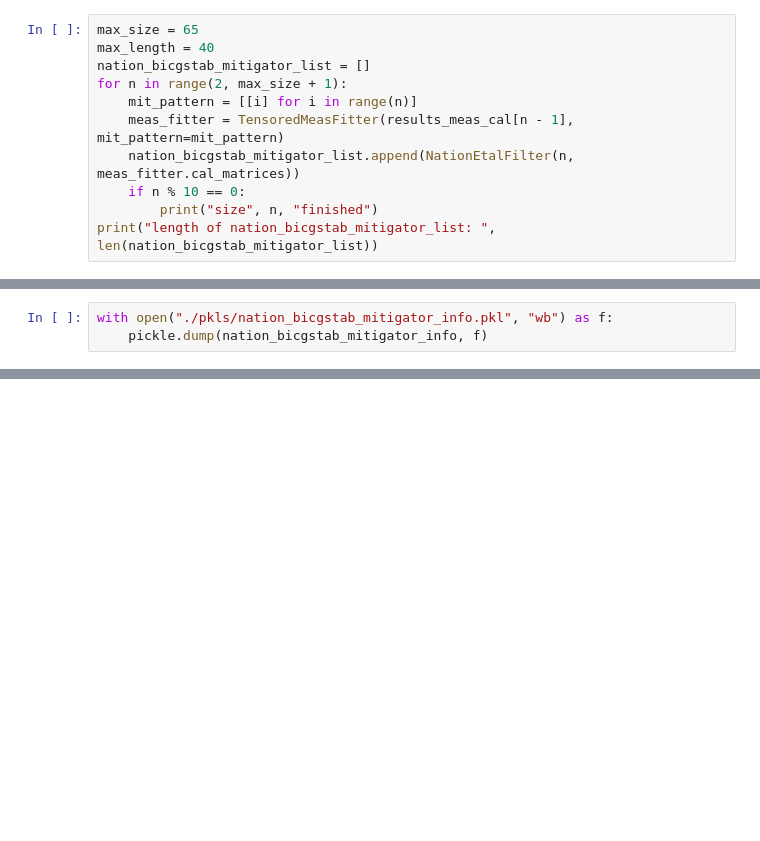
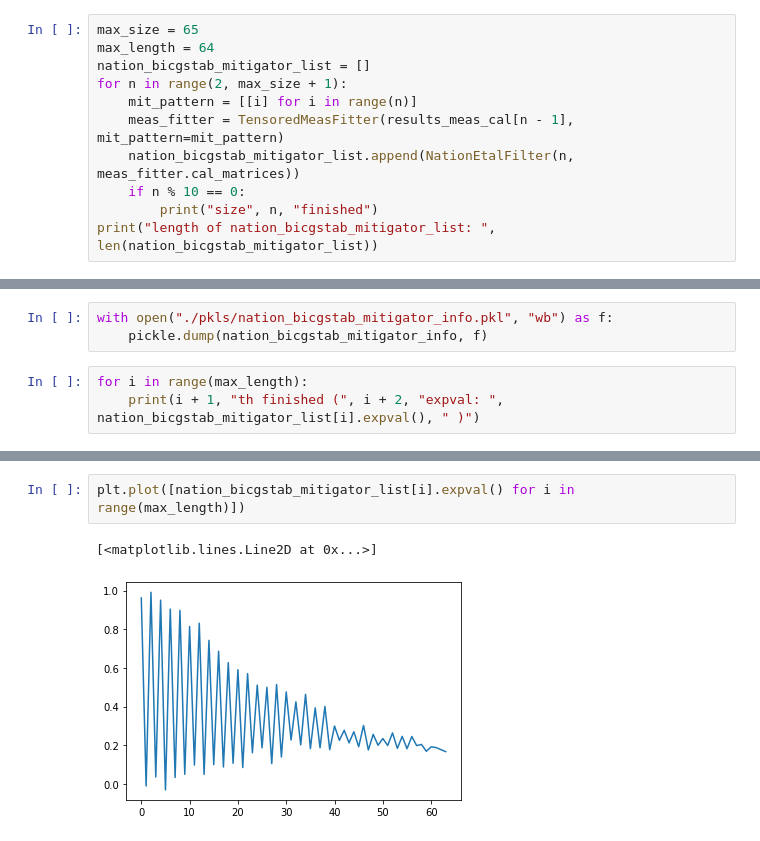
Before and after one commit to BOBO1997/master_thesis, a Jupyter notebook: test_libs_qrem/ghz_states/brooklyn/mitigation_nation_bicgstab.ipynb, the cells around one changed output, grey strips where cells are left out. Saved outputs shown, nothing was run; the diff lists cells and outputs as text; blank space fills up the shorter version.

```diff
--- a/test_libs_qrem/ghz_states/brooklyn/mitigation_nation_bicgstab.ipynb
+++ b/test_libs_qrem/ghz_states/brooklyn/mitigation_nation_bicgstab.ipynb
@@ -19,7 +19,7 @@ from libs_qrem import NationEtalFilter
 from qiskit.ignis.mitigation.measurement import TensoredMeasFitter
 # %%
 max_size = 65
-max_length = 40
+max_length = 64
 nation_bicgstab_mitigator_list = []
 for n in range(2, max_size + 1):
     mit_pattern = [[i] for i in range(n)]
@@ -101,3 +101,6 @@ for i in range(max_length):
 # %%
 with open("./pkls/nation_bicgstab_mitigator_info.pkl", "wb") as f:
     pickle.dump(nation_bicgstab_mitigator_info, f)
+# %%
+for i in range(max_length):
+    print(i + 1, "th finished (", i + 2, "expval: ", nation_bicgstab_mitigator_list[i].expval(), " )")
@@ -103,0 +125,5 @@ with open("./pkls/nation_bicgstab_mitigator_info.pkl", "wb") as f:
+# %%
+plt.plot([nation_bicgstab_mitigator_list[i].expval() for i in range(max_length)])
+# %% [output]
+[<matplotlib.lines.Line2D at 0x...>]
+[figure, added]
```
Also changed, not shown: parts of 5 cells of this notebook, 10 other files.
